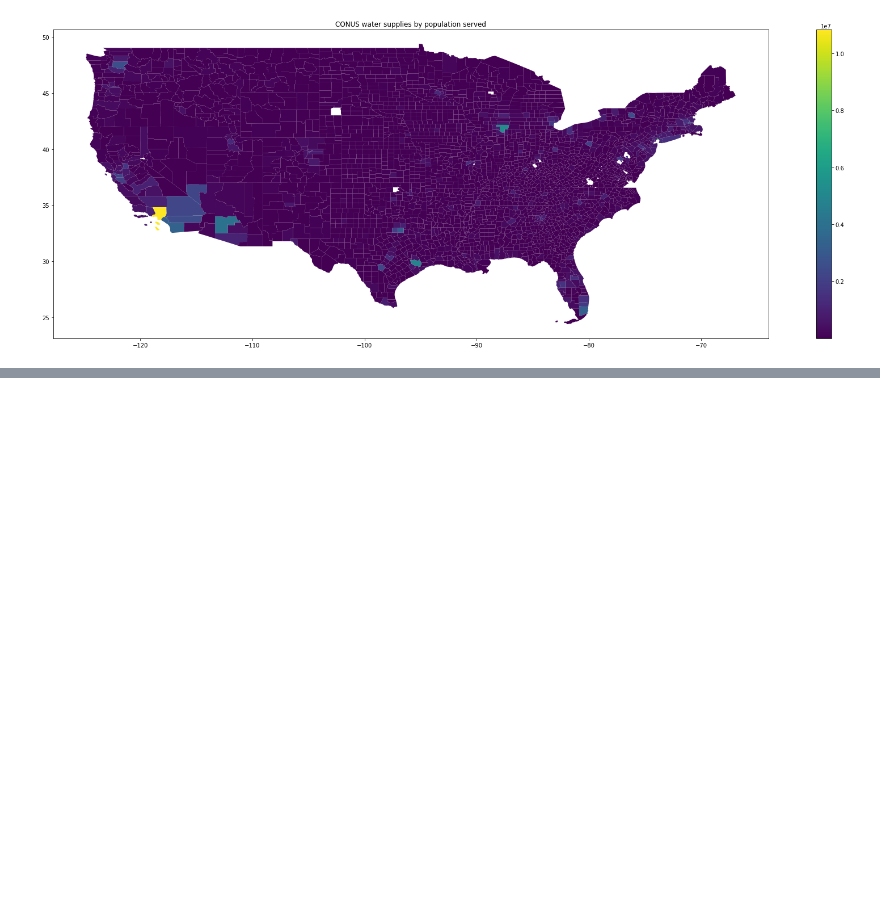
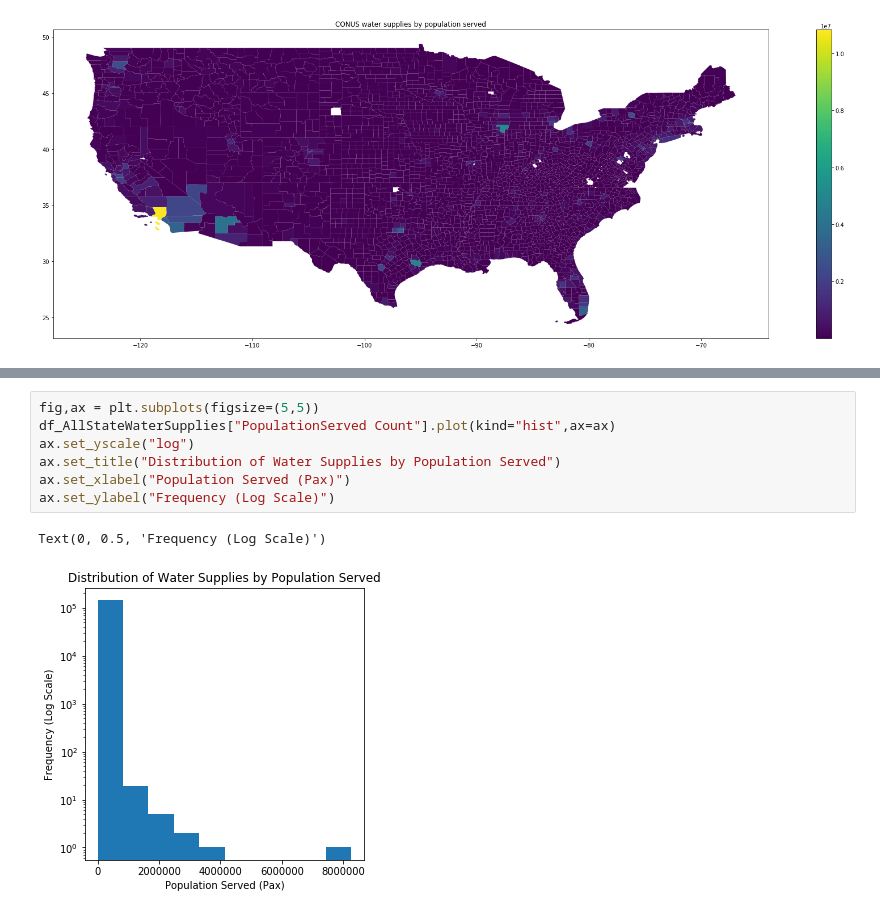
Before and after one commit to noahgarfinkle/otaku, a Jupyter notebook: Water Systems.ipynb, the cells around one changed output, grey strips where cells are left out. Cells and saved outputs as stored; diff of their text form; blank space fills up the shorter version.

```diff
--- a/Water Systems.ipynb
+++ b/Water Systems.ipynb
@@ -273,0 +274,10 @@ Text(0.5, 1, 'CONUS water supplies by number of treatment plants by county')
+# %%
+fig,ax = plt.subplots(figsize=(5,5))
+df_AllStateWaterSupplies["PopulationServed Count"].plot(kind="hist",ax=ax)
+ax.set_yscale("log")
+ax.set_title("Distribution of Water Supplies by Population Served")
+ax.set_xlabel("Population Served (Pax)")
+ax.set_ylabel("Frequency (Log Scale)")
+# %% [output]
+Text(0, 0.5, 'Frequency (Log Scale)')
+[figure, added]
```
Also changed, not shown: parts of 1 cell of this notebook.
